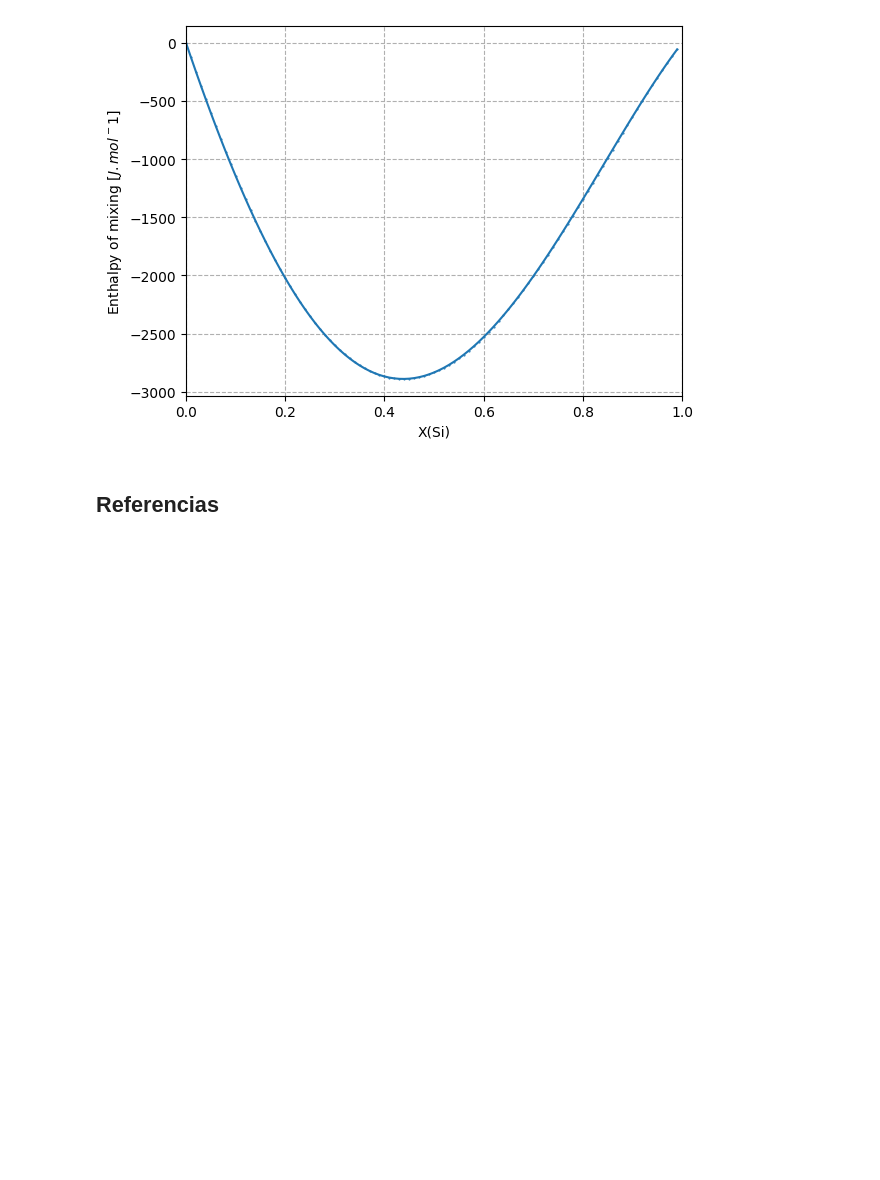
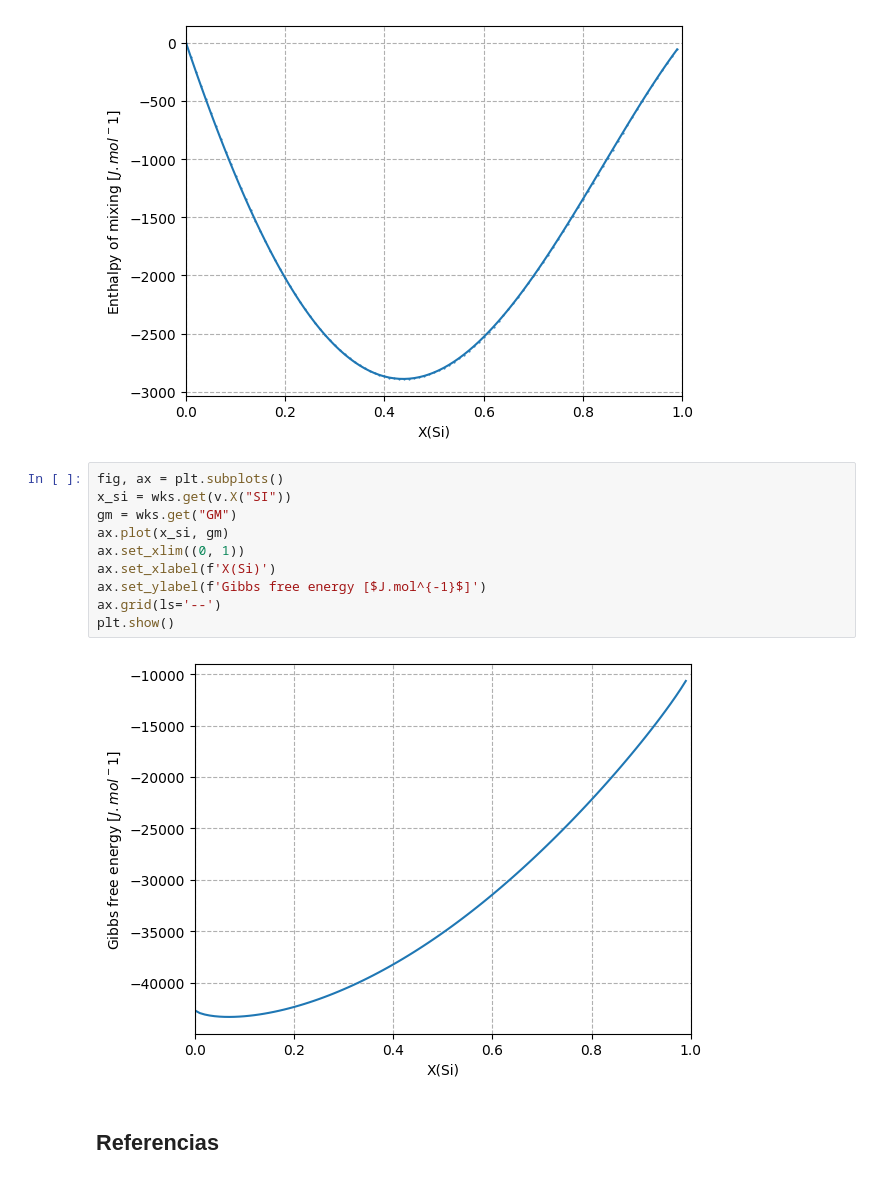
Before and after one commit to eicastroc/Calphad101, a Jupyter notebook: 01_teoria.ipynb, the cells around one changed output. Saved outputs shown, nothing was run; the diff lists cells and outputs as text; blank space fills up the shorter version.

```diff
--- a/01_teoria.ipynb
+++ b/01_teoria.ipynb
@@ -633,6 +690,18 @@ ax.grid(ls='--')
 plt.show()
 # %% [output]
 [figure]
+# %%
+fig, ax = plt.subplots()
+x_si = wks.get(v.X("SI"))
+gm = wks.get("GM")
+ax.plot(x_si, gm)
+ax.set_xlim((0, 1))
+ax.set_xlabel(f'X(Si)')
+ax.set_ylabel(f'Gibbs free energy [$J.mol^{-1}$]')
+ax.grid(ls='--')
+plt.show()
+# %% [output]
+[figure, added]
 # %% [markdown]
 ## Referencias
 # %% [markdown]
```
Also changed, not shown: parts of 7 cells of this notebook, 1 other file.
